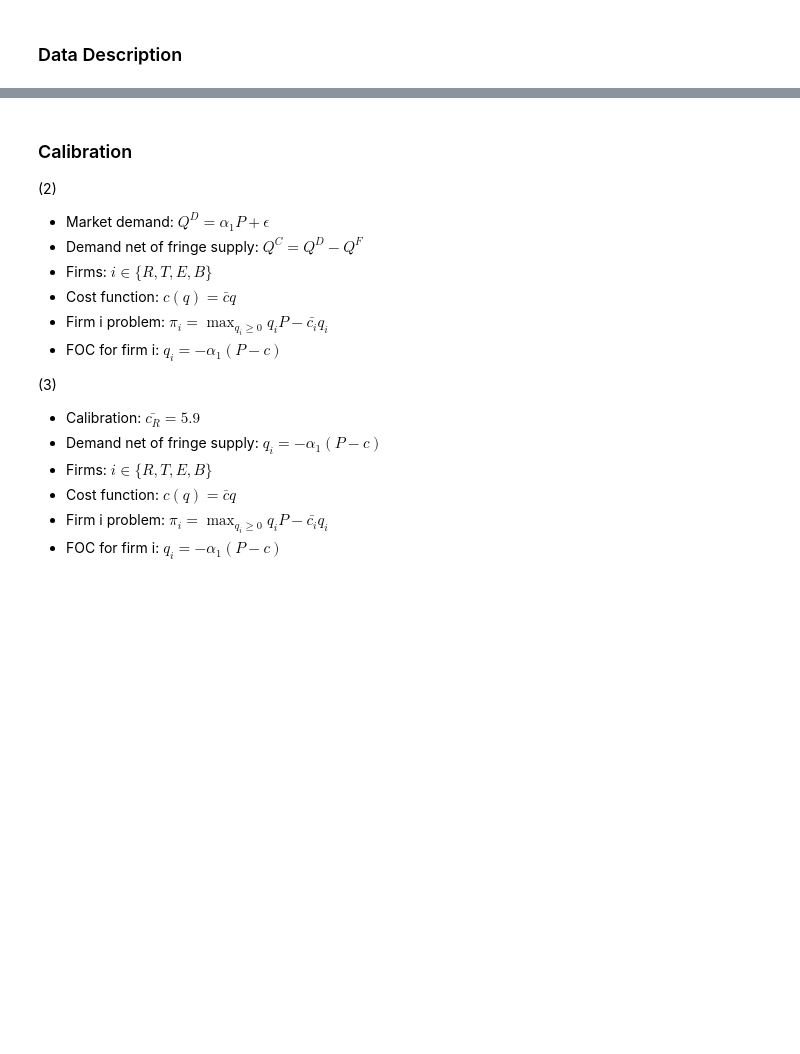
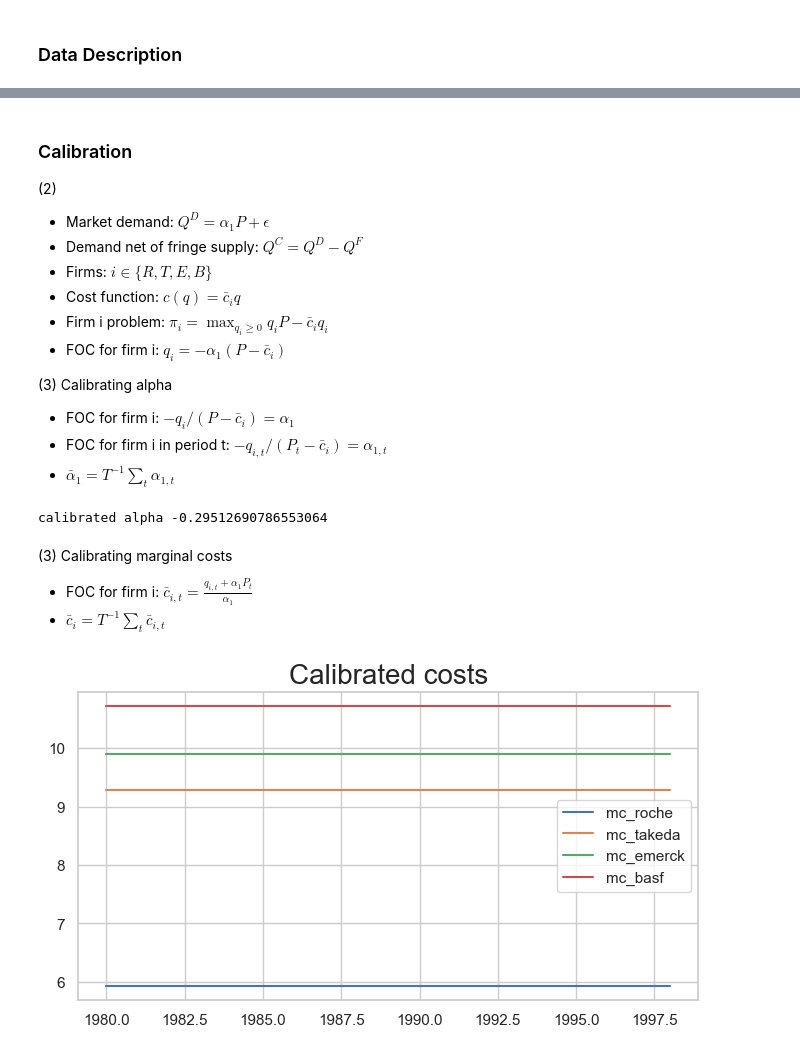
Before and after one commit to rawatpranjal/structural-economics, a Jupyter notebook: industrial-organization/5_collusion/collusion_vitamins.ipynb, the cells around one changed output, grey strips where cells are left out. Saved outputs shown, nothing was run; the diff lists cells and outputs as text; code cells hidden in the pictures; blank space fills up the shorter version.

```diff
--- a/industrial-organization/5_collusion/collusion_vitamins.ipynb
+++ b/industrial-organization/5_collusion/collusion_vitamins.ipynb
@@ -43,14 +44,55 @@ plt.show()
 - Market demand: $Q^D = \alpha_1 P + \epsilon$
 - Demand net of fringe supply: $Q^C = Q^D - Q^F$
 - Firms: $i \in \{R,T,E,B\}$
-- Cost function: $c(q) = \bar{c} q$
-- Firm i problem: $\pi_i = \max_{q_i \geq 0} q_i P - \bar{c_i} q_i$
-- FOC for firm i: $q_i=-\alpha_1(P-c)$
+- Cost function: $c(q) = \bar{c}_i q$
+- Firm i problem: $\pi_i = \max_{q_i \geq 0} q_i P - \bar{c}_i q_i$
+- FOC for firm i: $q_i=-\alpha_1(P-\bar{c}_i)$
 
-(3)
-- Calibration: $\bar{c_R}=5.9$
-- Demand net of fringe supply: $q_i=-\alpha_1(P-c)$
-- Firms: $i \in \{R,T,E,B\}$
-- Cost function: $c(q) = \bar{c} q$
-- Firm i problem: $\pi_i = \max_{q_i \geq 0} q_i P - \bar{c_i} q_i$
-- FOC for firm i: $q_i=-\alpha_1(P-c)$
+(3) Calibrating alpha
+
+- FOC for firm i: $-q_i/(P-\bar{c}_i)=\alpha_1$
+- FOC for firm i in period t: $-q_{i,t}/(P_{t}-\bar{c}_i)=\alpha_{1,t}$
+- $\bar{\alpha}_{1}= T^{-1} \sum_t \alpha_{1,t}$
+# %%
+years = [1980,1981,1982,1983,1984]
+c_ = 5.9
+alphas = []
+Ps = list(df.P[df.year.isin(years)])
+qs = list(df.q_roche[df.year.isin(years)])
+
+for t in range(len(years)):
+    alphas.append(-qs[t]/(Ps[t]-c_))
+alpha = np.mean(alphas)
+print('calibrated alpha', alpha)
+# %% [output]
+calibrated alpha -0.29512690786553064
+# %% [markdown]
+(3) Calibrating marginal costs
+
+- FOC for firm i: $\bar{c}_{i,t} = \frac{q_{i,t}+\alpha_1 P_{t}}{\alpha_1}$
+- $\bar{c}_{i}= T^{-1} \sum_t \bar{c}_{i,t}$
+# %%
+def calculateMC(alpha, years, name):
+    cs = []
+    Ps = list(df.P[df.year.isin(years)])
+    name = 'q_' + str(name)
+    qs = list(df[name][df.year.isin(years)])
+    for t in range(len(years)):
+        cs.append((qs[t]+alpha*Ps[t])/alpha)
+    c = np.mean(cs)
+    return np.ones(df.shape[0])*c
+
+df['mc_roche'] = calculateMC(alpha, years, 'roche')
+df['mc_takeda'] = calculateMC(alpha, years, 'takeda')
+df['mc_emerck'] = calculateMC(alpha, years, 'emerck')
+df['mc_basf'] = calculateMC(alpha,years, 'basf')
+
+plt.plot(df.year,df['mc_roche'], label = 'mc_roche')
+plt.plot(df.year,df['mc_takeda'], label = 'mc_takeda')
+plt.plot(df.year,df['mc_emerck'], label = 'mc_emerck')
+plt.plot(df.year,df['mc_basf'], label = 'mc_basf')
+plt.legend()
+plt.title('Calibrated costs')
+plt.show()
+# %% [output]
+[figure, added]
```
Also changed, not shown: parts of 27 cells of this notebook.
